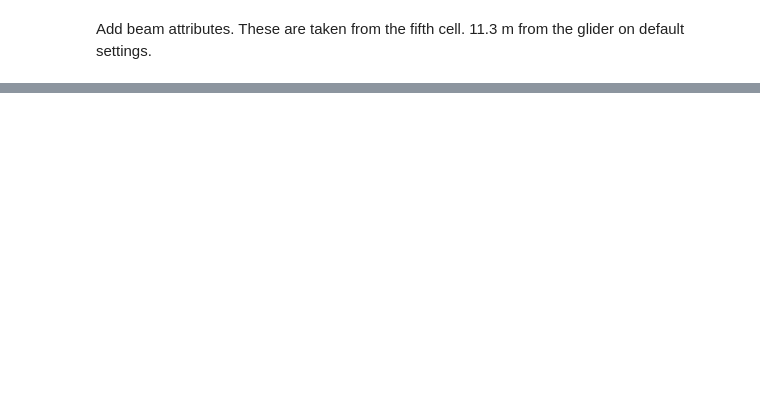
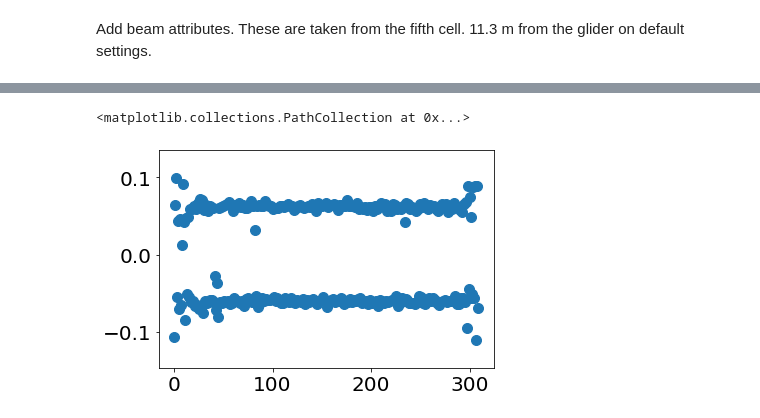
Before and after one commit to callumrollo/adcp-glider, a Jupyter notebook: notebooks/explore_data.ipynb, the cells around one changed output, grey strips where cells are left out. Cells and saved outputs as stored; diff of their text form; code cells hidden in the pictures; blank space fills up the shorter version.

```diff
--- a/notebooks/explore_data.ipynb
+++ b/notebooks/explore_data.ipynb
@@ -117,0 +69,14 @@ for cycle in overview.index:
+# %%
+mens = []
+mene = []
+menn = []
+menu = []
+for ident in list(mission_dict):
+    mens.append(np.nanmean(mission_dict[ident].vel_enu))
+    mene.append(np.nanmean(mission_dict[ident].vel_enu[:,:,0]))
+    menn.append(np.nanmean(mission_dict[ident].vel_enu[:,:,1]))
+    menu.append(np.nanmean(mission_dict[ident].vel_enu[:,:,2]))
+# %%
+mens2 = []
+for ident in list(mission_dict):
+    mens2.append(np.nanmean(mission_dict[ident].vel_beam))
@@ -117,0 +88,5 @@ for cycle in overview.index:
+# %%
+plt.scatter(np.arange(len(mens)), mens2)
+# %% [output]
+<matplotlib.collections.PathCollection at 0x...>
+[figure, added]
```
Also changed, not shown: parts of 29 cells of this notebook, 1 other file.
